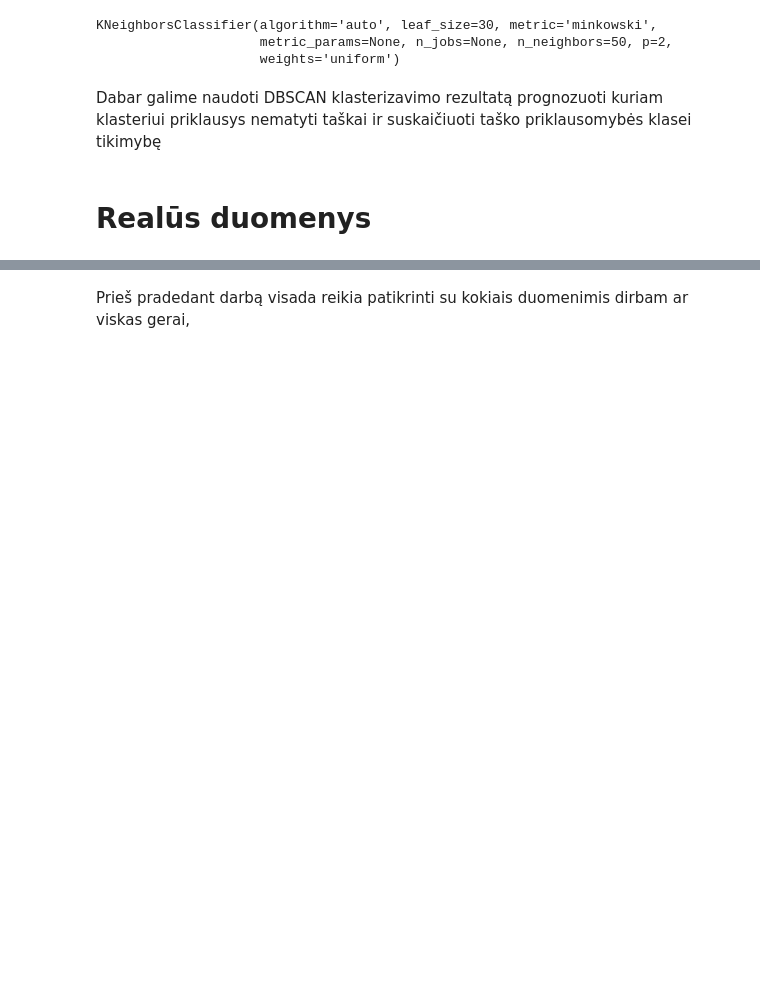
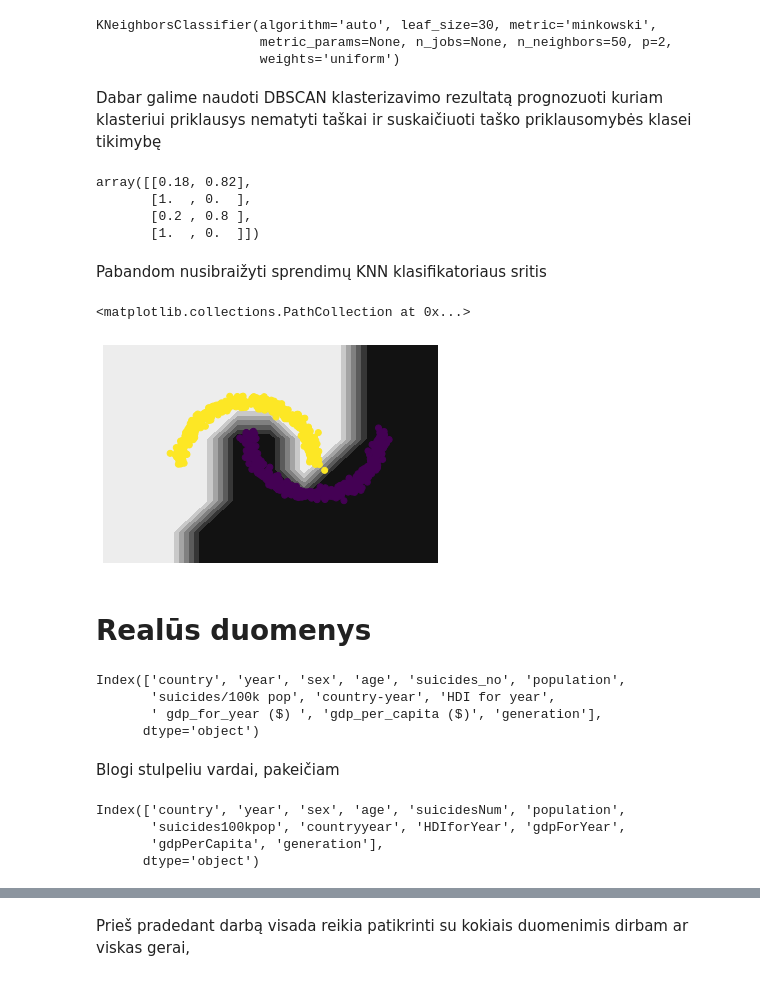
Before and after one commit to erinijapranckeviciene/MLdata, a Jupyter notebook: Klasterizavimas_Eksperimentai_su_isuic.ipynb, the cells around one changed output, grey strips where cells are left out. Saved outputs shown, nothing was run; the diff lists cells and outputs as text; code cells hidden in the pictures; blank space fills up the shorter version.

```diff
--- a/Klasterizavimas_Eksperimentai_su_isuic.ipynb
+++ b/Klasterizavimas_Eksperimentai_su_isuic.ipynb
@@ -217,5 +222,39 @@ KNeighborsClassifier(algorithm='auto', leaf_size=30, metric='minkowski',
                      weights='uniform')
 # %% [markdown]
 Dabar galime naudoti DBSCAN klasterizavimo rezultatą prognozuoti kuriam klasteriui priklausys nematyti taškai ir suskaičiuoti taško priklausomybės klasei tikimybę
+# %%
+X_new = np.array([[-0.5, 0], [0, 0.5], [1, -0.1], [2, 1]])
+knn.predict(X_new)
+knn.predict_proba(X_new)
+# %% [output]
+array([[0.18, 0.82],
+       [1.  , 0.  ],
+       [0.2 , 0.8 ],
+       [1.  , 0.  ]])
+# %% [markdown]
+Pabandom nusibraižyti sprendimų KNN klasifikatoriaus sritis
+# %%
+h=0.5
+X=dbscan.components_
+
+x_min, x_max = X[:, 0].min() - 1, X[:, 0].max() + 1
+y_min, y_max = X[:, 1].min() - 1, X[:, 1].max() + 1
+xx, yy = np.meshgrid(np.arange(x_min, x_max,h),
+                     np.arange(y_min, y_max,h))
+
+# here "model" is your model's prediction (classification) function
+Z = knn.predict(np.c_[xx.ravel(), yy.ravel()])
+
+# Put the result into a color plot
+Z = Z.reshape(xx.shape)
+plt.contourf(xx, yy, Z,cmap='gray')
+plt.axis('off')
+
+# Plot also the training points
+y_pred=knn.predict(X)
+plt.scatter(X[:, 0], X[:, 1],c=y_pred)
+# %% [output]
+<matplotlib.collections.PathCollection at 0x...>
+[figure, added]
 # %% [markdown]
 # Realūs duomenys
@@ -228,6 +263,23 @@ import pandas as pd
 # ikeliu duomenis is Github, taip patogiau
 url="https://raw.githubusercontent.com/erinijapranckeviciene/MLdata/main/Kaggle-data-suic.csv"
 data = pd.read_csv(url)
+# %%
+print(data.columns)
+# %% [output]
+Index(['country', 'year', 'sex', 'age', 'suicides_no', 'population',
+       'suicides/100k pop', 'country-year', 'HDI for year',
+       ' gdp_for_year ($) ', 'gdp_per_capita ($)', 'generation'],
+      dtype='object')
+# %% [markdown]
+Blogi stulpeliu vardai, pakeičiam
+# %%
+data.columns=['country', 'year', 'sex', 'age', 'suicidesNum', 'population','suicides100kpop', 'countryyear', 'HDIforYear','gdpForYear', 'gdpPerCapita', 'generation']
+print(data.columns)
+# %% [output]
+Index(['country', 'year', 'sex', 'age', 'suicidesNum', 'population',
+       'suicides100kpop', 'countryyear', 'HDIforYear', 'gdpForYear',
+       'gdpPerCapita', 'generation'],
+      dtype='object')
 # %%
 print(data.dtypes)
 #print(type(data)))
```
Also changed, not shown: parts of 29 cells of this notebook.
